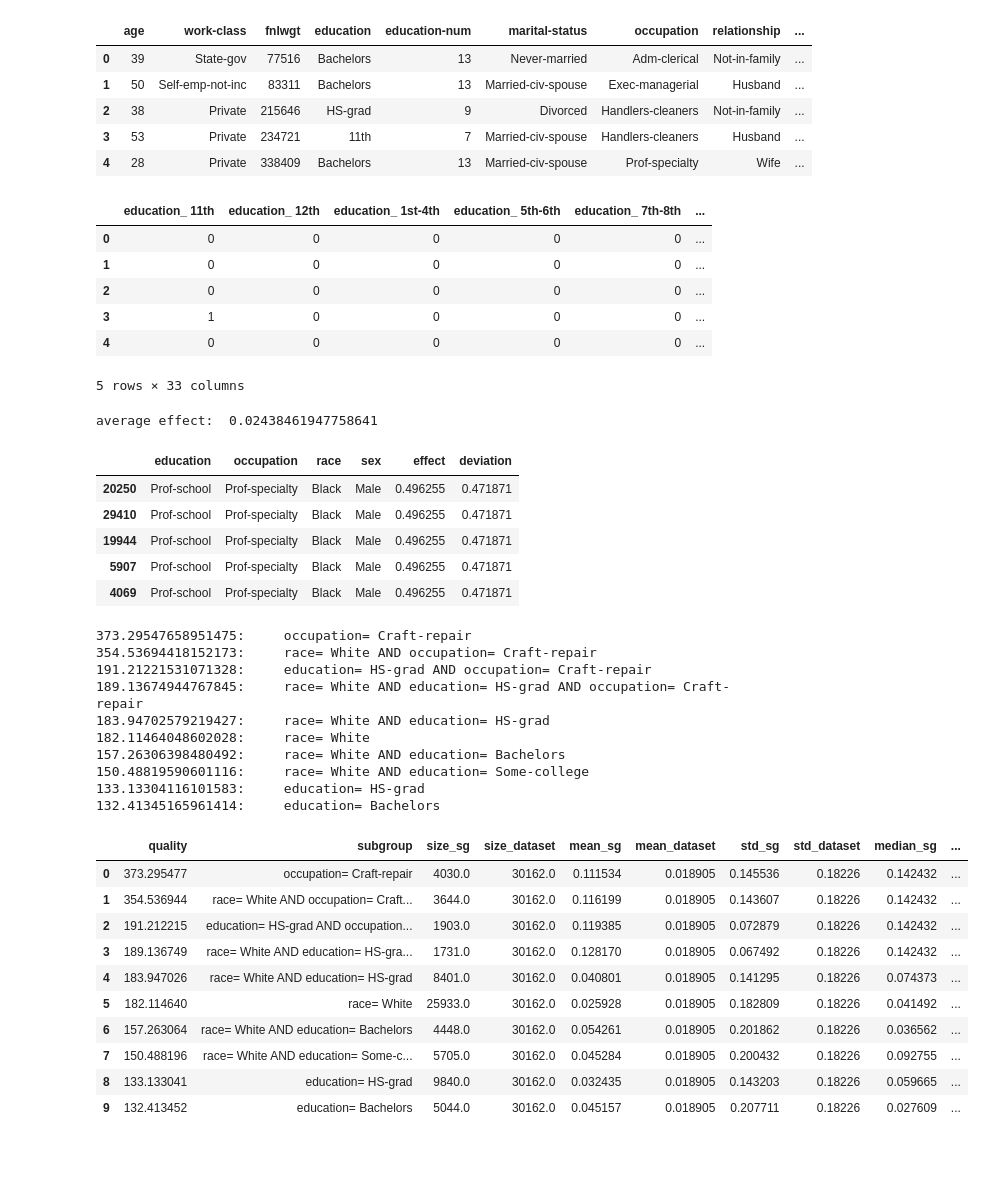
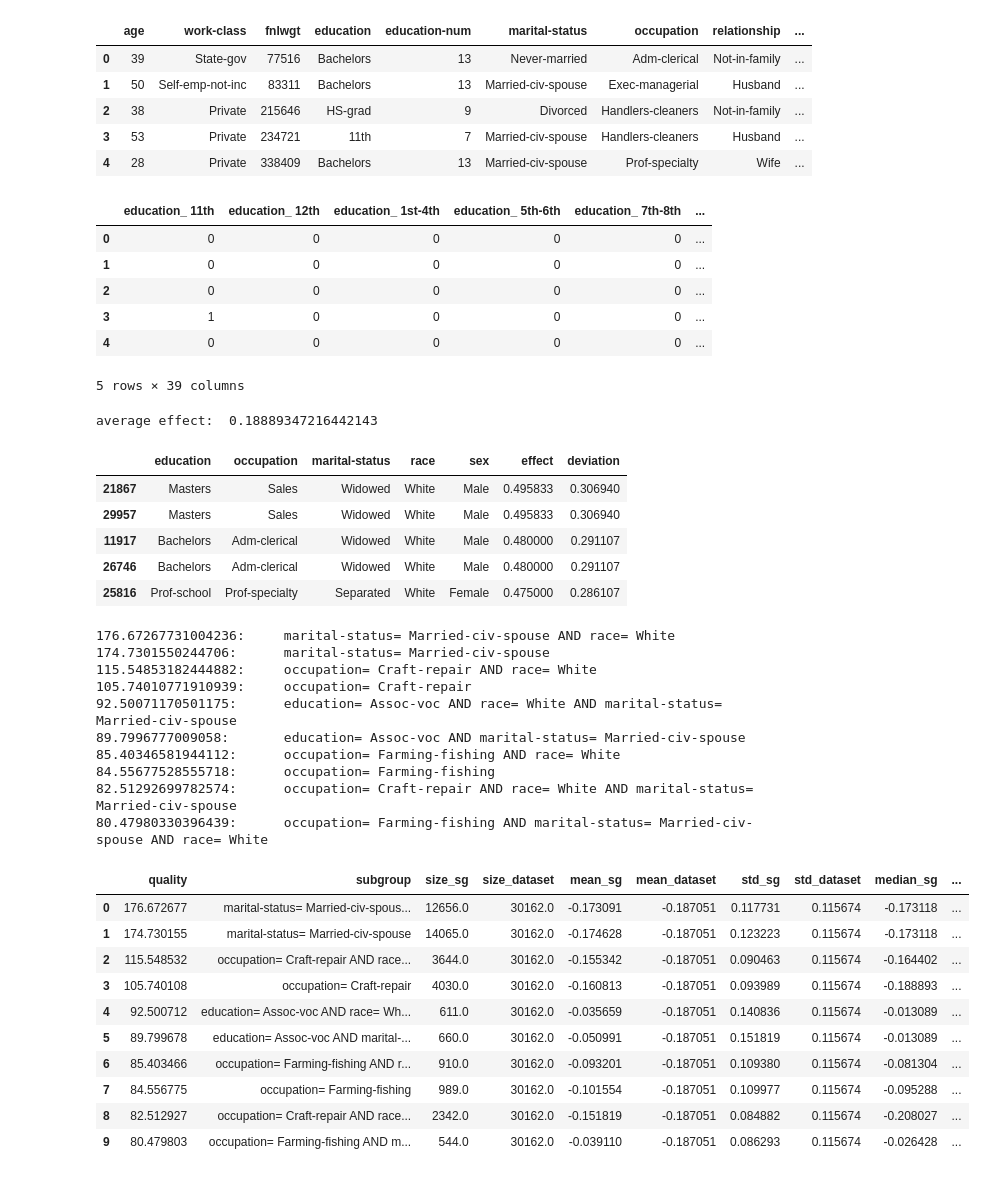
Before and after one commit to XiaoqiMa/Master-Thesis, a Jupyter notebook: Code/Jupyter-notebooks/effect_of_gender.ipynb, the cells around one changed output. Drawn from its saved outputs; the diff is of its cells as text; code cells hidden in the pictures.

Commit message:
reorganize the results

```diff
--- a/Code/Jupyter-notebooks/effect_of_gender.ipynb
+++ b/Code/Jupyter-notebooks/effect_of_gender.ipynb
@@ -20,8 +34,6 @@ adult_train.head()
 # %%
-adult_train = adult_train.replace({' ?':np.nan}).dropna()
-adult_train = adult_train.reset_index(drop=True)
-# df_train = adult_train[['education', 'occupation', 'marital-status', 'race', 'sex']]
-df_train = adult_train[['education', 'occupation', 'race', 'sex']]
+df_train = adult_train[['education', 'occupation', 'marital-status', 'race', 'sex']]
+# df_train = adult_train[['education', 'occupation', 'race', 'sex']]
 df_train_male = pd.get_dummies(df_train, drop_first=True)
 df_train_female = df_train_male.copy()
 df_train_female['sex_ Male'] = df_train_female['sex_ Male'].apply(lambda x : x^1)
@@ -35,7 +47,7 @@ df_train_male.head()
 | 2 | 0 | 0 | 0 | 0 | 0 | ... |
 | 3 | 1 | 0 | 0 | 0 | 0 | ... |
 | 4 | 0 | 0 | 0 | 0 | 0 | ... |
-5 rows × 33 columns
+5 rows × 39 columns
 # %%
 model = RandomForestClassifier(random_state=0).fit(df_train_male.values, train_target.values.ravel())
 
@@ -52,52 +64,52 @@ diff_flip = np.mean(prob_flip[female_index]) - np.mean(prob_flip[male_index])
 avg_effect = diff_flip - diff
 print('average effect: ', avg_effect)
 # %% [output]
-average effect:  0.02438461947758641
+average effect:  0.18889347216442143
 # %%
 train_flip['effect'] = prob_flip - prob
 train_flip['deviation'] = train_flip['effect'] - avg_effect
 train_flip.sort_values('deviation', ascending=False).head()
 # %% [output]
-|  | education | occupation | race | sex | effect | deviation |
-| 20250 | Prof-school | Prof-specialty | Black | Male | 0.496255 | 0.471871 |
-| 29410 | Prof-school | Prof-specialty | Black | Male | 0.496255 | 0.471871 |
-| 19944 | Prof-school | Prof-specialty | Black | Male | 0.496255 | 0.471871 |
-| 5907 | Prof-school | Prof-specialty | Black | Male | 0.496255 | 0.471871 |
-| 4069 | Prof-school | Prof-specialty | Black | Male | 0.496255 | 0.471871 |
+|  | education | occupation | marital-status | race | sex | effect | deviation |
+| 21867 | Masters | Sales | Widowed | White | Male | 0.495833 | 0.306940 |
+| 29957 | Masters | Sales | Widowed | White | Male | 0.495833 | 0.306940 |
+| 11917 | Bachelors | Adm-clerical | Widowed | White | Male | 0.480000 | 0.291107 |
+| 26746 | Bachelors | Adm-clerical | Widowed | White | Male | 0.480000 | 0.291107 |
+| 25816 | Prof-school | Prof-specialty | Separated | White | Female | 0.475000 | 0.286107 |
 # %%
 import pysubgroup as ps
 
 target = ps.NumericTarget('deviation')
 searchSpace = ps.create_nominal_selectors(train_flip.drop('effect', axis=1), ignore=['deviation', "sex"])
 # searchSpace = ps.create_selectors(train_flip.drop('effect', axis=1), ignore=['deviation', "sex"])
-task = ps.SubgroupDiscoveryTask (train_flip.drop('effect', axis=1), target, searchSpace, depth=4, qf=ps.StandardQF_numeric(1))
+task = ps.SubgroupDiscoveryTask (train_flip.drop('effect', axis=1), target, searchSpace, depth=4, qf=ps.StandardQFNumeric(1))
 result = ps.BeamSearch().execute(task)
 for (q, sg) in result:
     print (str(q) + ":\t" + str(sg.subgroup_description))
 # %% [output]
-373.29547658951475:     occupation= Craft-repair
-354.53694418152173:     race= White AND occupation= Craft-repair
-191.21221531071328:     education= HS-grad AND occupation= Craft-repair
-189.13674944767845:     race= White AND education= HS-grad AND occupation= Craft-repair
-183.94702579219427:     race= White AND education= HS-grad
-182.11464048602028:     race= White
-157.26306398480492:     race= White AND education= Bachelors
-150.48819590601116:     race= White AND education= Some-college
-133.13304116101583:     education= HS-grad
-132.41345165961414:     education= Bachelors
+176.67267731004236:     marital-status= Married-civ-spouse AND race= White
+174.7301550244706:      marital-status= Married-civ-spouse
+115.54853182444882:     occupation= Craft-repair AND race= White
+105.74010771910939:     occupation= Craft-repair
+92.50071170501175:      education= Assoc-voc AND race= White AND marital-status= Married-civ-spouse
+89.7996777009058:       education= Assoc-voc AND marital-status= Married-civ-spouse
+85.40346581944112:      occupation= Farming-fishing AND race= White
+84.55677528555718:      occupation= Farming-fishing
+82.51292699782574:      occupation= Craft-repair AND race= White AND marital-status= Married-civ-spouse
+80.47980330396439:      occupation= Farming-fishing AND marital-status= Married-civ-spouse AND race= White
 # %%
-df = ps.resultsAsDataFrame(train_flip, result, statistics_to_show=ps.all_statistics_numeric)
+df = ps.results_as_df(train_flip, result, statistics_to_show=ps.all_statistics_numeric)
 df
 # %% [output]
 |  | quality | subgroup | size_sg | size_dataset | mean_sg | mean_dataset | std_sg | std_dataset | median_sg | ... |
-| 0 | 373.295477 | occupation= Craft-repair | 4030.0 | 30162.0 | 0.111534 | 0.018905 | 0.145536 | 0.18226 | 0.142432 | ... |
-| 1 | 354.536944 | race= White AND occupation= Craft... | 3644.0 | 30162.0 | 0.116199 | 0.018905 | 0.143607 | 0.18226 | 0.142432 | ... |
-| 2 | 191.212215 | education= HS-grad AND occupation... | 1903.0 | 30162.0 | 0.119385 | 0.018905 | 0.072879 | 0.18226 | 0.142432 | ... |
-| 3 | 189.136749 | race= White AND education= HS-gra... | 1731.0 | 30162.0 | 0.128170 | 0.018905 | 0.067492 | 0.18226 | 0.142432 | ... |
-| 4 | 183.947026 | race= White AND education= HS-grad | 8401.0 | 30162.0 | 0.040801 | 0.018905 | 0.141295 | 0.18226 | 0.074373 | ... |
-| 5 | 182.114640 | race= White | 25933.0 | 30162.0 | 0.025928 | 0.018905 | 0.182809 | 0.18226 | 0.041492 | ... |
-| 6 | 157.263064 | race= White AND education= Bachelors | 4448.0 | 30162.0 | 0.054261 | 0.018905 | 0.201862 | 0.18226 | 0.036562 | ... |
-| 7 | 150.488196 | race= White AND education= Some-c... | 5705.0 | 30162.0 | 0.045284 | 0.018905 | 0.200432 | 0.18226 | 0.092755 | ... |
-| 8 | 133.133041 | education= HS-grad | 9840.0 | 30162.0 | 0.032435 | 0.018905 | 0.143203 | 0.18226 | 0.059665 | ... |
-| 9 | 132.413452 | education= Bachelors | 5044.0 | 30162.0 | 0.045157 | 0.018905 | 0.207711 | 0.18226 | 0.027609 | ... |
+| 0 | 176.672677 | marital-status= Married-civ-spous... | 12656.0 | 30162.0 | -0.173091 | -0.187051 | 0.117731 | 0.115674 | -0.173118 | ... |
+| 1 | 174.730155 | marital-status= Married-civ-spouse | 14065.0 | 30162.0 | -0.174628 | -0.187051 | 0.123223 | 0.115674 | -0.173118 | ... |
+| 2 | 115.548532 | occupation= Craft-repair AND race... | 3644.0 | 30162.0 | -0.155342 | -0.187051 | 0.090463 | 0.115674 | -0.164402 | ... |
+| 3 | 105.740108 | occupation= Craft-repair | 4030.0 | 30162.0 | -0.160813 | -0.187051 | 0.093989 | 0.115674 | -0.188893 | ... |
+| 4 | 92.500712 | education= Assoc-voc AND race= Wh... | 611.0 | 30162.0 | -0.035659 | -0.187051 | 0.140836 | 0.115674 | -0.013089 | ... |
+| 5 | 89.799678 | education= Assoc-voc AND marital-... | 660.0 | 30162.0 | -0.050991 | -0.187051 | 0.151819 | 0.115674 | -0.013089 | ... |
+| 6 | 85.403466 | occupation= Farming-fishing AND r... | 910.0 | 30162.0 | -0.093201 | -0.187051 | 0.109380 | 0.115674 | -0.081304 | ... |
+| 7 | 84.556775 | occupation= Farming-fishing | 989.0 | 30162.0 | -0.101554 | -0.187051 | 0.109977 | 0.115674 | -0.095288 | ... |
+| 8 | 82.512927 | occupation= Craft-repair AND race... | 2342.0 | 30162.0 | -0.151819 | -0.187051 | 0.084882 | 0.115674 | -0.208027 | ... |
+| 9 | 80.479803 | occupation= Farming-fishing AND m... | 544.0 | 30162.0 | -0.039110 | -0.187051 | 0.086293 | 0.115674 | -0.026428 | ... |
 # %%
```
Also changed, not shown: parts of 17 cells of this notebook, 3 other files.
